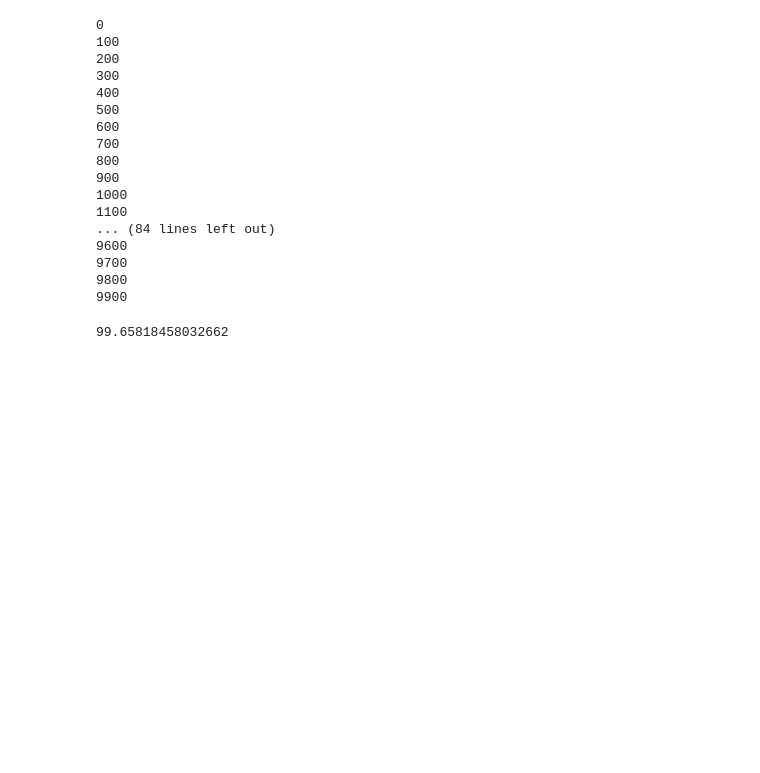
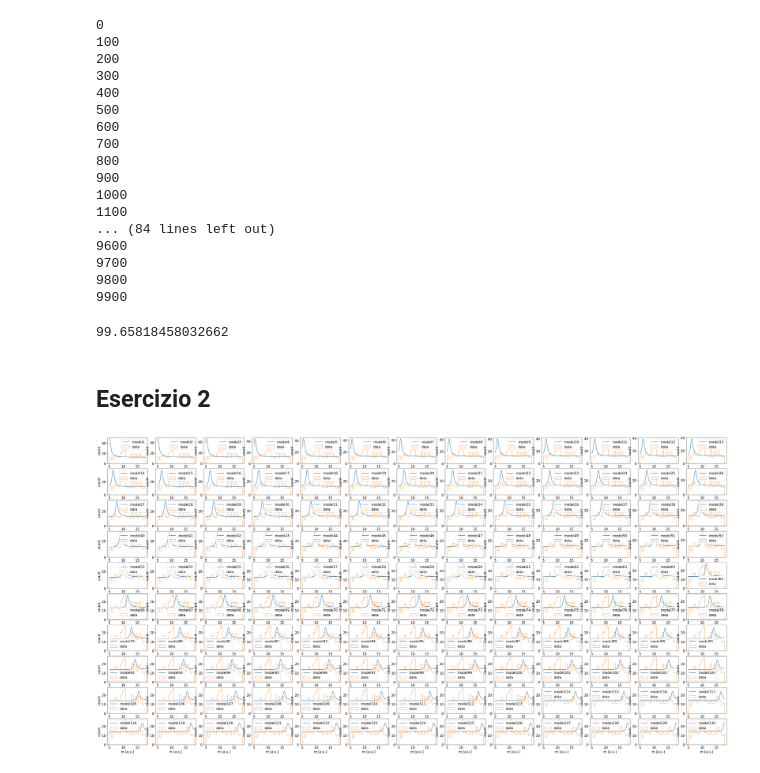
Before and after one commit to alplebani/Methods_Data_Analysis, a Jupyter notebook: Es5/es1.ipynb, the cells around one changed output. Saved outputs shown, nothing was run; the diff lists cells and outputs as text; code cells hidden in the pictures; blank space fills up the shorter version.

```diff
--- a/Es5/es1.ipynb
+++ b/Es5/es1.ipynb
@@ -202,3 +256,55 @@ coverage = np.size(upper_limits[upper_limits>5])/np.size(upper_limits)
 print(str(coverage*100))
 # %% [output]
 99.65818458032662
+# %% [markdown]
+## Esercizio 2
+# %%
+import numpy as np
+from matplotlib import pyplot as plt
+from scipy.integrate import simpson
+from scipy.stats import chi2,norm
+from scipy.optimize import minimize
+np.random.seed(276884)
+#np.random.seed(10)
+
+def model(x,pars,m0):
+    a = pars[0]
+    theta = np.pi/2.-0.3
+    m0 = m0
+    gamma = 1
+    xint = np.linspace(5,18,10001)
+    val_model = lambda x: np.abs(1+a*np.exp(1j*theta)/((x**2-(m0)**2)+1j*m0*gamma))**2
+    if (type(a) is not np.ndarray) and type(theta) is not np.ndarray:
+        integral = simpson(val_model(xint),xint)
+        return val_model(x)/integral
+    else:
+        a = a.reshape(-1,1)
+        theta = theta.reshape(-1,1)
+        integral = simpson(val_model(xint),xint,axis=1).reshape(-1,1)
+        return val_model(x)/integral
+    #return 1+(np.power(a,2)+2*a*np.sin(theta)*m0*gamma+2*a*(np.power(x,2)-np.power(m0,2))*np.cos(theta))/( np.power(np.power(x,2)-np.power(m0,2),2)+np.power(m0*gamma,2) )
+
+data = np.loadtxt("data.txt", usecols=0)
+
+ndata = 300
+
+masses = np.arange(5, 18, 0.1)
+i = 1
+plt.figure(figsize=(50,25))
+for m0 in masses:
+    thetaval = np.pi/2.-0.3
+    aval = 5
+    x = np.linspace(5,18,101)
+    ymodel = model(x,[aval,thetaval],m0)
+
+    len(data)
+    nbins = 20
+    plt.subplot(10, 13, i)
+    plt.plot(x,ymodel*ndata*(x.max()-x.min())/nbins,label='model' + str(i))
+    plt.hist(data,bins=np.linspace(x.min(),x.max(),nbins+1),histtype='step',label='data')
+    plt.xlabel('m [a.u.]')
+    plt.ylabel('count')
+    plt.legend(loc='best')
+    i+= 1
+# %% [output]
+[figure, added]
```
Also changed, not shown: parts of 7 cells of this notebook.
